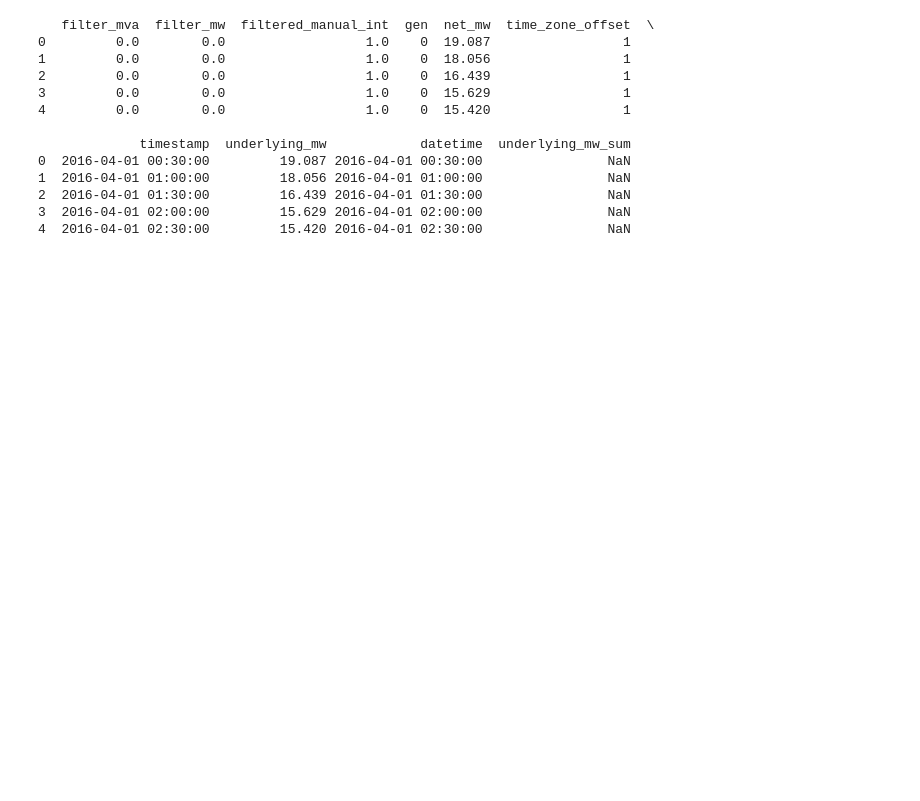
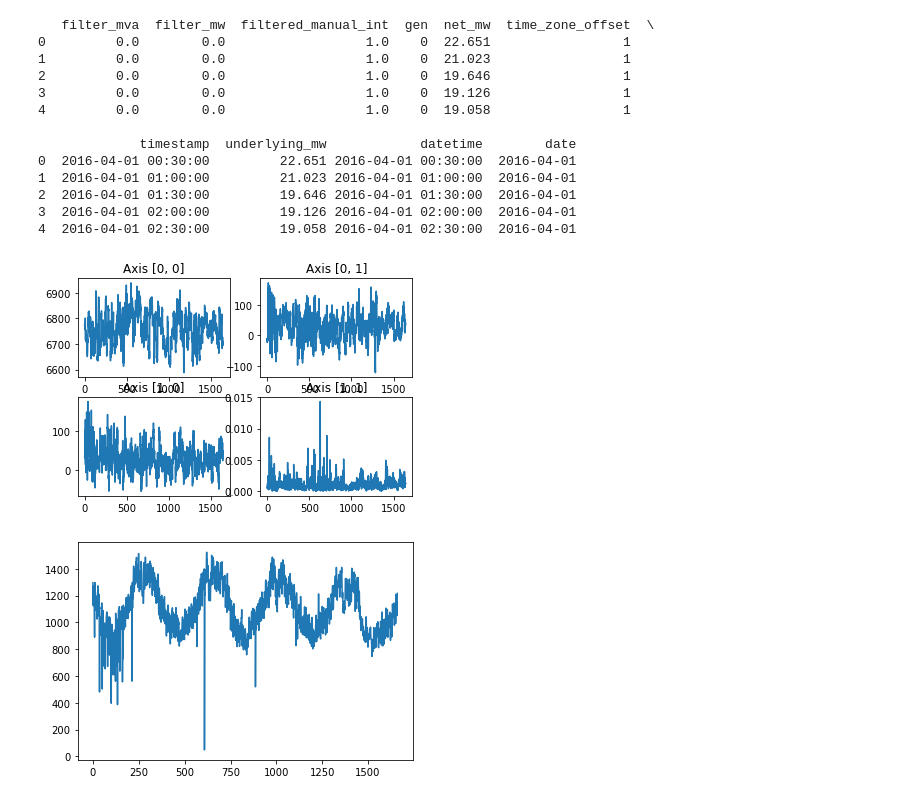
Before and after one commit to Roulini/sia_ts_forecast, a Jupyter notebook: visu.ipynb, the cells around one changed output. Saved outputs shown, nothing was run; the diff lists cells and outputs as text; code cells hidden in the pictures; blank space fills up the shorter version.

```diff
--- a/visu.ipynb
+++ b/visu.ipynb
@@ -34,7 +39,13 @@ groups_no_prod.group_id[0]
 # %%
-group_id_no = str(groups_no_prod.group_id[10])
+#read data
+n0 = 4
+group_id_no = str(groups_no_prod.group_id[n0])
 consumption_df = read_comsumption_file(group_id_no)
 meteo_df = read_meteo_data_file(group_id_no)
+
+#set dates
+set_dates(meteo_df)
+set_dates(consumption_df)
 # %%
 print(consumption_df.columns)
 print(meteo_df.columns)
@@ -68,15 +78,15 @@ print(consumption_df.sort_values(by ="timestamp").head())
 #point each 1/2 hour
 # %% [output]
    filter_mva  filter_mw  filtered_manual_int  gen  net_mw  time_zone_offset  \
-0         0.0        0.0                  1.0    0  19.087                 1
-1         0.0        0.0                  1.0    0  18.056                 1
-2         0.0        0.0                  1.0    0  16.439                 1
-3         0.0        0.0                  1.0    0  15.629                 1
-4         0.0        0.0                  1.0    0  15.420                 1
+0         0.0        0.0                  1.0    0  22.651                 1
+1         0.0        0.0                  1.0    0  21.023                 1
+2         0.0        0.0                  1.0    0  19.646                 1
+3         0.0        0.0                  1.0    0  19.126                 1
+4         0.0        0.0                  1.0    0  19.058                 1
 
-             timestamp  underlying_mw            datetime  underlying_mw_sum
-0  2016-04-01 00:30:00         19.087 2016-04-01 00:30:00                NaN
-1  2016-04-01 01:00:00         18.056 2016-04-01 01:00:00                NaN
-2  2016-04-01 01:30:00         16.439 2016-04-01 01:30:00                NaN
-3  2016-04-01 02:00:00         15.629 2016-04-01 02:00:00                NaN
-4  2016-04-01 02:30:00         15.420 2016-04-01 02:30:00                NaN
+             timestamp  underlying_mw            datetime        date
+0  2016-04-01 00:30:00         22.651 2016-04-01 00:30:00  2016-04-01
+1  2016-04-01 01:00:00         21.023 2016-04-01 01:00:00  2016-04-01
+2  2016-04-01 01:30:00         19.646 2016-04-01 01:30:00  2016-04-01
+3  2016-04-01 02:00:00         19.126 2016-04-01 02:00:00  2016-04-01
+4  2016-04-01 02:30:00         19.058 2016-04-01 02:30:00  2016-04-01
@@ -91,0 +93,18 @@ def change_scale(df,n,param):
+# %%
+import matplotlib.pyplot as plt
+def visu(meteo_df,consumption_df):
+    fig, axs = plt.subplots(2, 2)
+    axs[0, 0].plot(change_scale(meteo_df,24,"tmp2m"))
+    axs[0, 0].set_title('Axis [0, 0]')
+    axs[0, 1].plot(change_scale(meteo_df,24,"wnd10m_u"))
+    axs[0, 1].set_title('Axis [0, 1]')
+    axs[1, 0].plot(change_scale(meteo_df,24,"wnd10m_v"))
+    axs[1, 0].set_title('Axis [1, 0]')
+    axs[1, 1].plot(change_scale(meteo_df,24,"prate"))
+    axs[1, 1].set_title('Axis [1, 1]')
+    fig = plt.figure()
+    plt.plot( change_scale(consumption_df,48,"underlying_mw"))
+visu(meteo_df,consumption_df)
+# %% [output]
+[figure, added]
+[figure, added]
```
Also changed, not shown: parts of 11 cells of this notebook.
